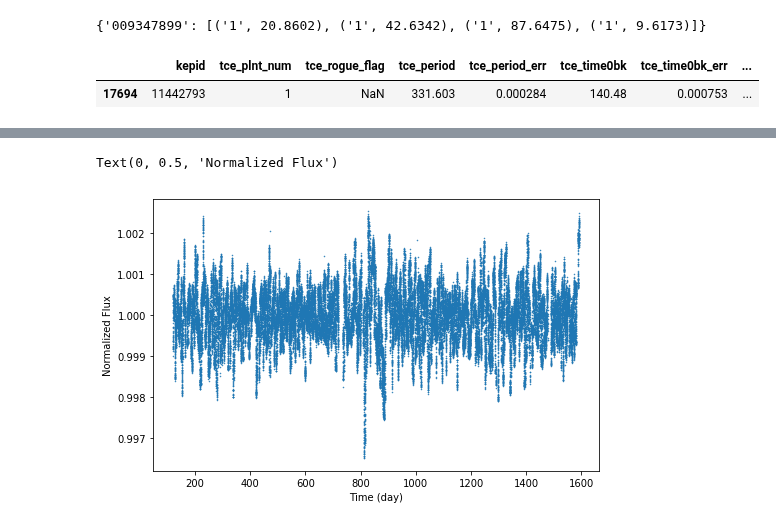
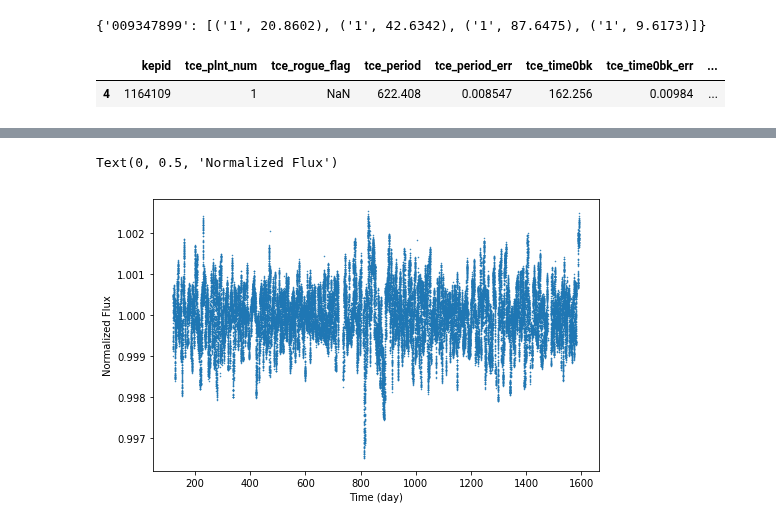
Before and after one commit to grewwc/phd_thesis, a Jupyter notebook: exoplanet/again_preprocess.ipynb, the cells around one changed output, grey strips where cells are left out. Cells and saved outputs as stored; diff of their text form; code cells hidden in the pictures.

```diff
--- a/exoplanet/again_preprocess.ipynb
+++ b/exoplanet/again_preprocess.ipynb
@@ -64,10 +64,10 @@ get_period_by_IDs('009347899')
 # %% [output]
 {'009347899': [('1', 20.8602), ('1', 42.6342), ('1', 87.6475), ('1', 9.6173)]}
 # %%
-df[df['kepid']==11442793]
+df[df['kepid']==1164109]
 # %% [output]
 |  | kepid | tce_plnt_num | tce_rogue_flag | tce_period | tce_period_err | tce_time0bk | tce_time0bk_err | ... |
-| 17694 | 11442793 | 1 | NaN | 331.603 | 0.000284 | 140.48 | 0.000753 | ... |
+| 4 | 1164109 | 1 | NaN | 622.408 | 0.008547 | 162.256 | 0.00984 | ... |
 # %%
 time, flux = get_time_flux_by_ID(kepid)
 # %%
```
Also changed, not shown: parts of 11 cells of this notebook, 5 other files.
